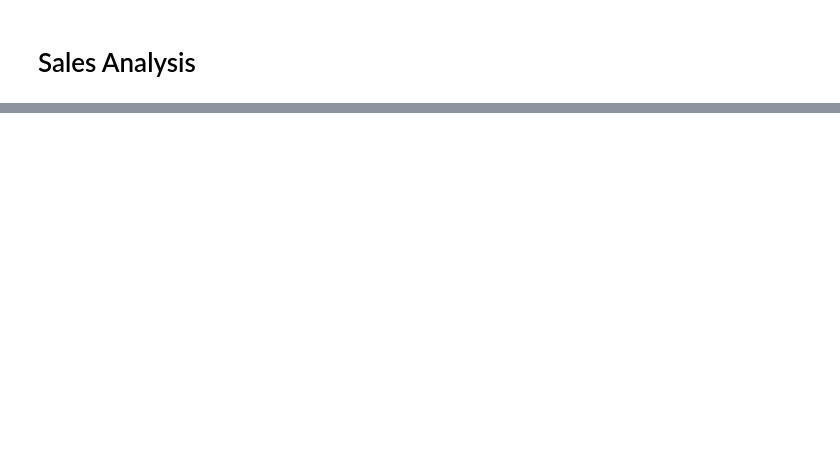
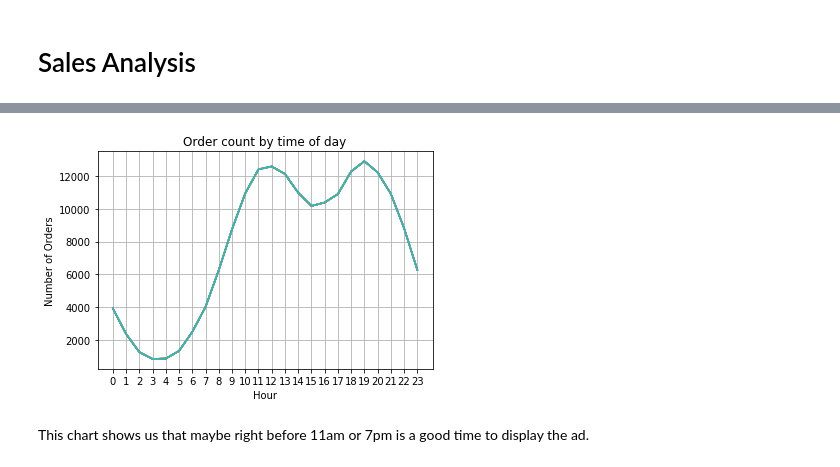
Before and after one commit to aoot/Pandas-Data-Science-Tasks, a Jupyter notebook: SalesAnalysis/SalesAnalysis_AnthonyLee.ipynb, the cells around one changed output, grey strips where cells are left out. Cells and saved outputs as stored; diff of their text form; code cells hidden in the pictures; blank space fills up the shorter version.

```diff
--- a/SalesAnalysis/SalesAnalysis_AnthonyLee.ipynb
+++ b/SalesAnalysis/SalesAnalysis_AnthonyLee.ipynb
@@ -37,0 +239,15 @@ all_data.head()
+# %%
+hours = [hour for hour, df in all_data.groupby('Hour')]
+
+plt.plot(hours, all_data.groupby(['Hour']).count())
+plt.xticks(hours)
+plt.xlabel('Hour')
+plt.ylabel('Number of Orders')
+plt.title('Order count by time of day')
+plt.grid()
+
+plt.show()
+# %% [output]
+[figure, added]
+# %% [markdown]
+This chart shows us that maybe right before 11am or 7pm is a good time to display the ad.
```
Also changed, not shown: parts of 39 cells of this notebook.
